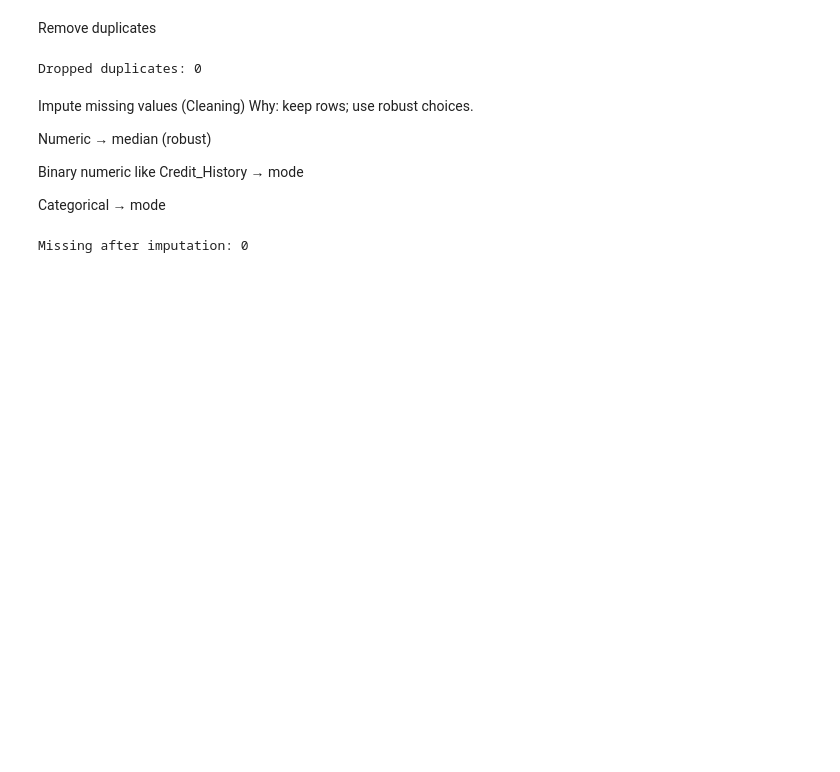
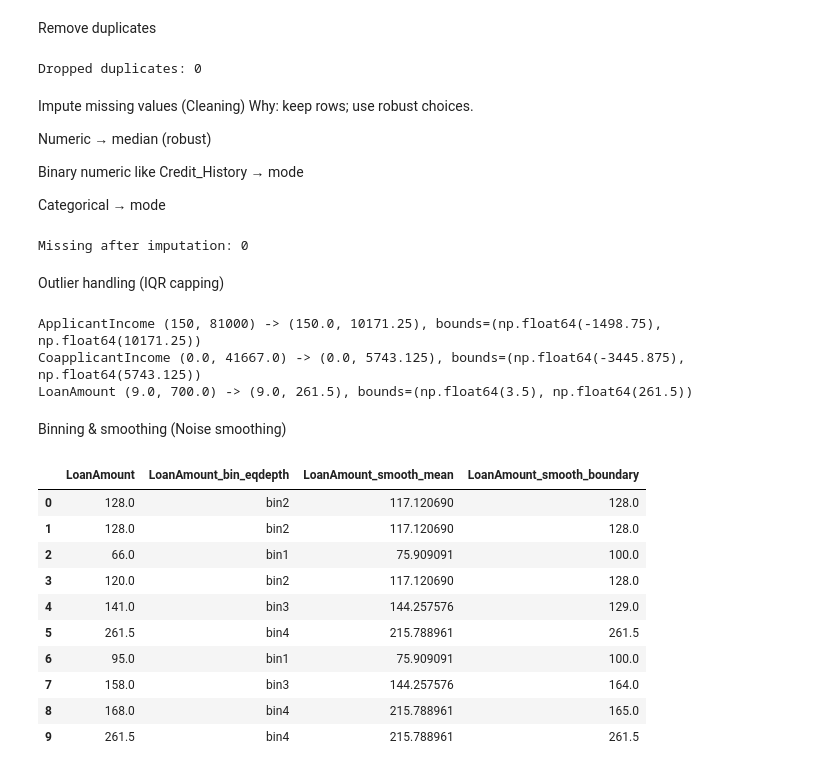
Before and after one commit to pulindu-seniya-silva/FDM_data_preprocessing_task, a Jupyter notebook: FDM_Data_preprocess_task.ipynb, the cells around one changed output. Saved outputs shown, nothing was run; the diff lists cells and outputs as text; code cells hidden in the pictures; blank space fills up the shorter version.

Commit message:
feat : Binning & smoothing (Noise smoothing), Normalization (Min-Max, Z-score, Decimal scaling)

```diff
--- a/FDM_Data_preprocess_task.ipynb
+++ b/FDM_Data_preprocess_task.ipynb
@@ -101,3 +101,51 @@ for c in cat_cols:
 print("Missing after imputation:", int(df_clean.isna().sum().sum()))
 # %% [output]
 Missing after imputation: 0
+# %% [markdown]
+Outlier handling (IQR capping)
+# %%
+def iqr_cap(s, k=1.5):
+    q1, q3 = s.quantile(0.25), s.quantile(0.75)
+    iqr = q3 - q1
+    lower, upper = q1 - k*iqr, q3 + k*iqr
+    return s.clip(lower, upper), (lower, upper)
+
+df_out = df_clean.copy()
+for c in ["ApplicantIncome","CoapplicantIncome","LoanAmount"]:
+    if c in df_out.columns:
+        before = (df_out[c].min(), df_out[c].max())
+        df_out[c], bounds = iqr_cap(df_out[c])
+        after = (df_out[c].min(), df_out[c].max())
+        print(f"{c} {before} -> {after}, bounds={bounds}")
+# %% [output]
+ApplicantIncome (150, 81000) -> (150.0, 10171.25), bounds=(np.float64(-1498.75), np.float64(10171.25))
+CoapplicantIncome (0.0, 41667.0) -> (0.0, 5743.125), bounds=(np.float64(-3445.875), np.float64(5743.125))
+LoanAmount (9.0, 700.0) -> (9.0, 261.5), bounds=(np.float64(3.5), np.float64(261.5))
+# %% [markdown]
+Binning & smoothing (Noise smoothing)
+# %%
+work = df_out.copy()
+col = "LoanAmount"  # pick any numeric
+
+# Equal-depth bins (4)
+work[f"{col}_bin_eqdepth"] = pd.qcut(work[col], q=4, labels=[f"bin{i+1}" for i in range(4)], duplicates="drop")
+
+# Smoothing
+grp = work.groupby(f"{col}_bin_eqdepth")[col]
+work[f"{col}_smooth_mean"] = grp.transform("mean")
+mins, maxs = grp.transform("min"), grp.transform("max")
+work[f"{col}_smooth_boundary"] = np.where(abs(work[col]-mins) < abs(work[col]-maxs), mins, maxs)
+
+work[[col, f"{col}_bin_eqdepth", f"{col}_smooth_mean", f"{col}_smooth_boundary"]].head(10)
+# %% [output]
+|  | LoanAmount | LoanAmount_bin_eqdepth | LoanAmount_smooth_mean | LoanAmount_smooth_boundary |
+| 0 | 128.0 | bin2 | 117.120690 | 128.0 |
+| 1 | 128.0 | bin2 | 117.120690 | 128.0 |
+| 2 | 66.0 | bin1 | 75.909091 | 100.0 |
+| 3 | 120.0 | bin2 | 117.120690 | 128.0 |
+| 4 | 141.0 | bin3 | 144.257576 | 129.0 |
+| 5 | 261.5 | bin4 | 215.788961 | 261.5 |
+| 6 | 95.0 | bin1 | 75.909091 | 100.0 |
+| 7 | 158.0 | bin3 | 144.257576 | 164.0 |
+| 8 | 168.0 | bin4 | 215.788961 | 165.0 |
+| 9 | 261.5 | bin4 | 215.788961 | 261.5 |
```
Also changed, not shown: parts of 2 cells of this notebook.
